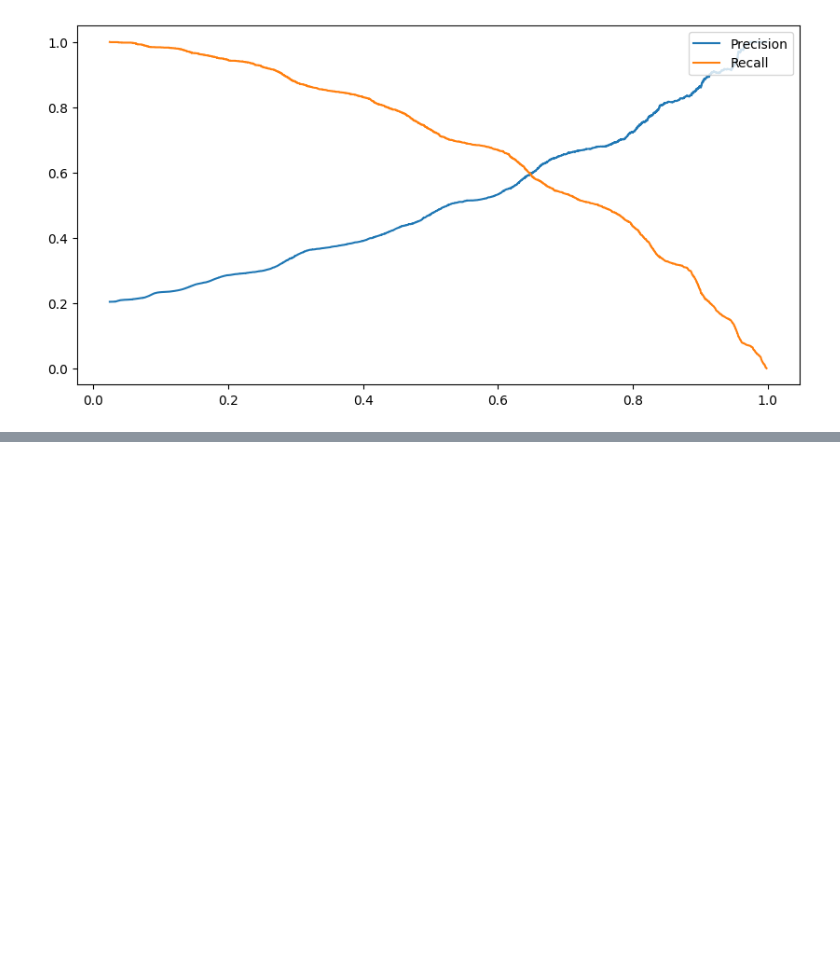
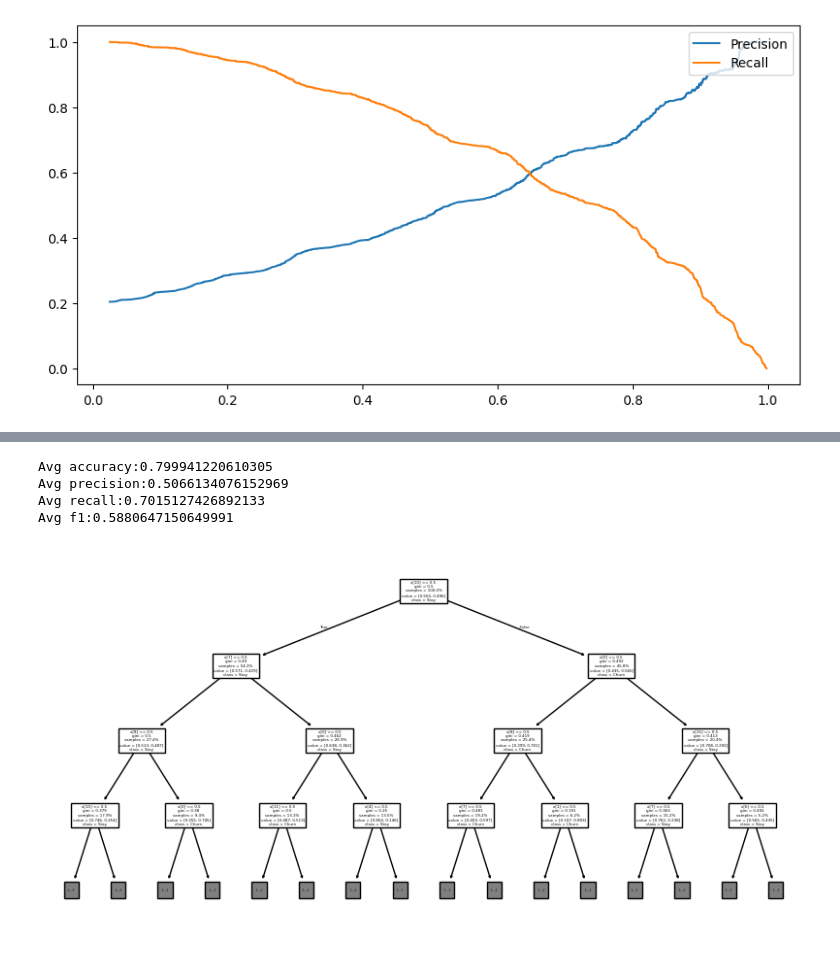
Before and after one commit to shwezin-coder/Bank-Churn-Customer, a Jupyter notebook: bank_churn_analysis.ipynb, the cells around one changed output, grey strips where cells are left out. Saved outputs shown, nothing was run; the diff lists cells and outputs as text; code cells hidden in the pictures; blank space fills up the shorter version.

```diff
--- a/bank_churn_analysis.ipynb
+++ b/bank_churn_analysis.ipynb
@@ -1129,0 +1191,45 @@ pd.DataFrame({
+# %%
+rf_accuracy_list = []
+rf_precision_list = []
+rf_recall_list = []
+rf_f1_list = []
+rf_model = RandomForestClassifier(class_weight='balanced',random_state=42)
+rand_search = RandomizedSearchCV(rf_model,param_distributions={'n_estimators':randint(50,500),'max_depth':randint(1,20)},cv=5,n_jobs=-1,n_iter=5,random_state=42)
+for train_index,test_index in kf.split(X,Y):
+    rfX_train,rfX_test = X.iloc[train_index],X.iloc[test_index]
+    rfY_train,rfY_test = Y.iloc[train_index],Y.iloc[test_index]
+
+    rand_search.fit(rfX_train,rfY_train)
+    best_rf = rand_search.best_estimator_
+    rfY_pred = best_rf.predict(rfX_test)
+
+    rf_accuracy_list.append(accuracy_score(rfY_test,rfY_pred))
+    rf_precision_list.append(precision_score(rfY_test,rfY_pred))
+    rf_recall_list.append(recall_score(rfY_test,rfY_pred))
+    rf_f1_list.append(f1_score(rfY_test,rfY_pred))
+
+
+print(f'Avg accuracy:{np.mean(rf_accuracy_list)}')
+print(f'Avg precision:{np.mean(rf_precision_list)}')
+print(f'Avg recall:{np.mean(rf_recall_list)}')
+print(f'Avg f1:{np.mean(rf_f1_list)}')
+# %% [output]
+Avg accuracy:0.799941220610305
+Avg precision:0.5066134076152969
+Avg recall:0.7015127426892133
+Avg f1:0.5880647150649991
+# %%
+from sklearn.tree import plot_tree
+
+plt.figure(figsize=(10,5))
+plot_tree(
+    best_rf.estimators_[0],
+    max_depth=3,
+    class_names=['Stay','Churn'],
+    proportion=True,
+    impurity=True
+
+)
+plt.show()
+# %% [output]
+[figure, added]
```
Also changed, not shown: parts of 18 cells of this notebook.
